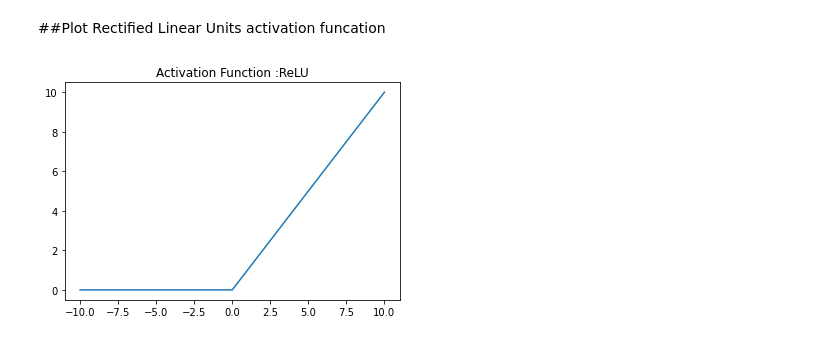
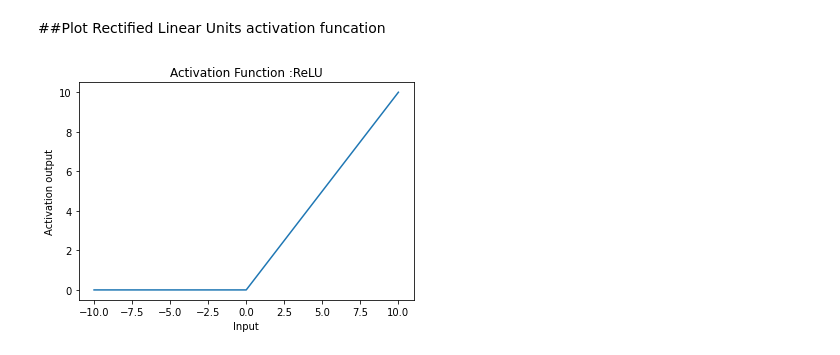
Before and after one commit to michaelwaheb/CIT690E-DeepLearning_Michael_Reda_191002, a Jupyter notebook: Assigment_2.ipynb, the cells around one changed output. Saved outputs shown, nothing was run; the diff lists cells and outputs as text; code cells hidden in the pictures.

```diff
--- a/Assigment_2.ipynb
+++ b/Assigment_2.ipynb
@@ -54,12 +56,13 @@ plt.show()
 # %%
 def ReLU(x):
   return torch.max(zeros,x);
 
 zeros = torch.zeros((21))
 x = torch.arange(-10, 11)
 plt.plot(x, ReLU(x))
-plt.axis('tight')
 plt.title('Activation Function :ReLU')
+plt.xlabel('Input')
+plt.ylabel('Activation output')
 plt.show()
 # %% [output]
-[figure, old version]
+[figure, new version]
```
Also changed, not shown: parts of 4 cells of this notebook.
